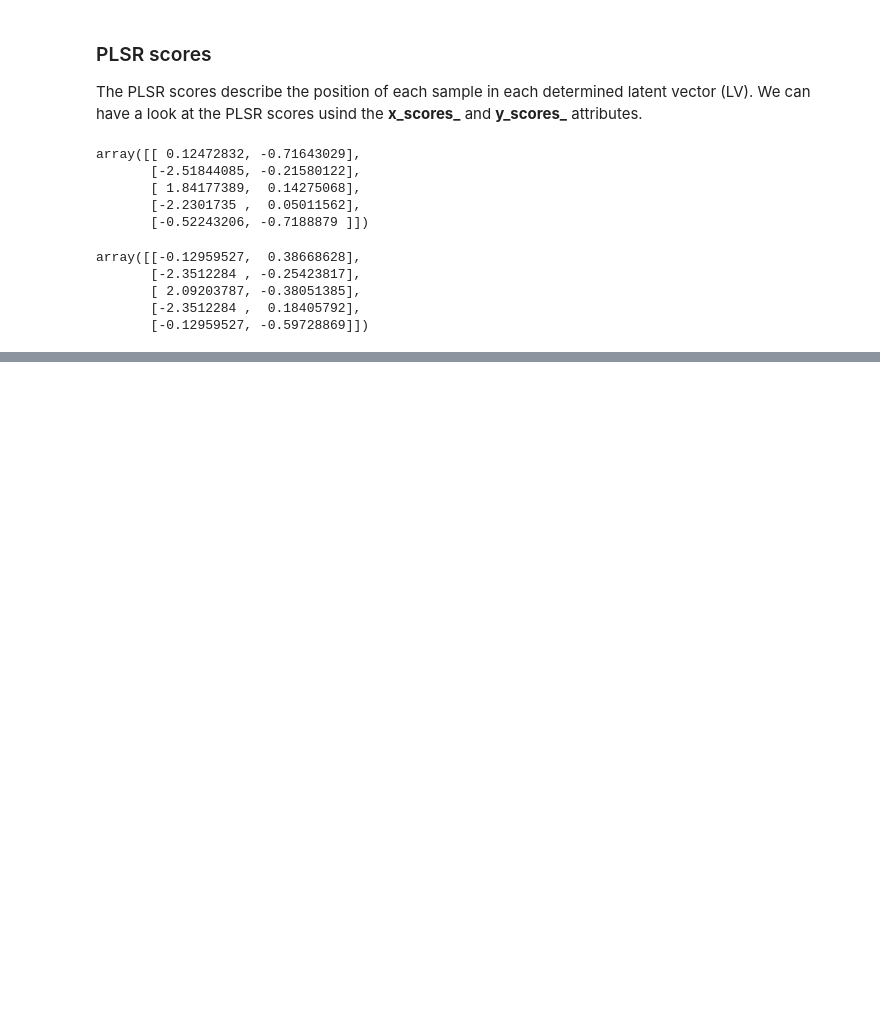
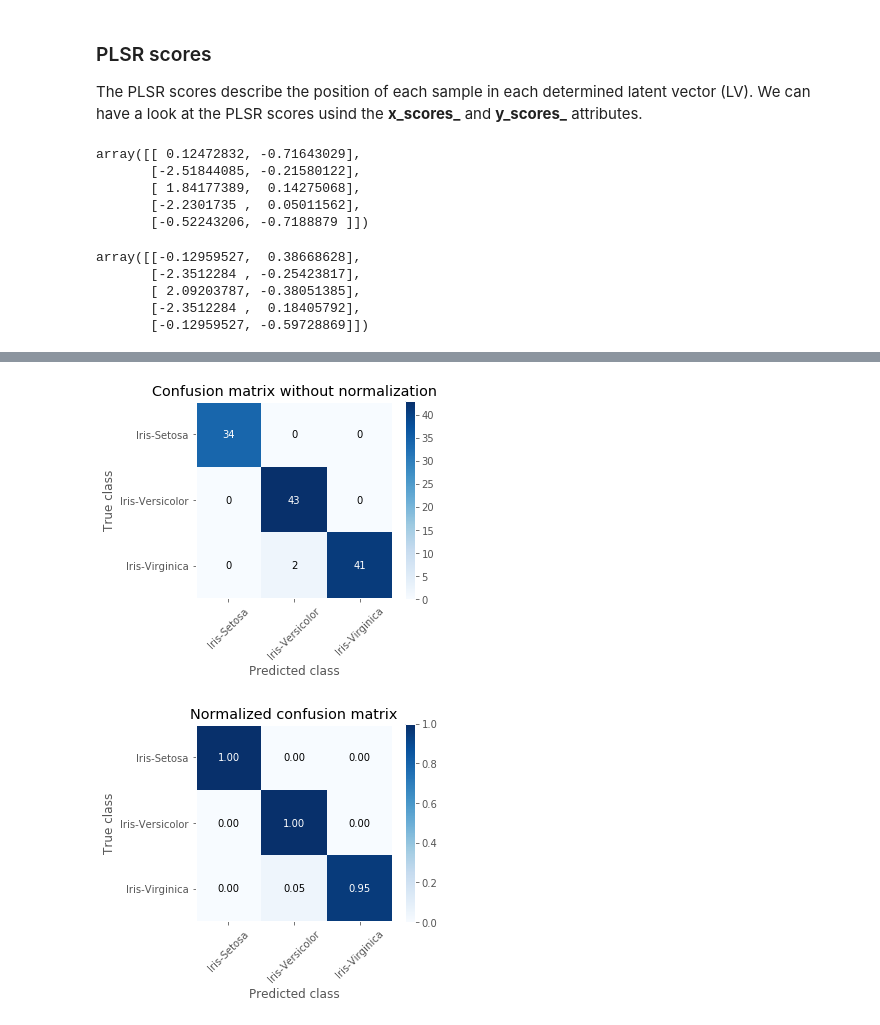
Before and after one commit to lepa22/jupyter-notebooks, a Jupyter notebook: pls-iris.ipynb, the cells around one changed output, grey strips where cells are left out. Saved outputs shown, nothing was run; the diff lists cells and outputs as text; code cells hidden in the pictures; blank space fills up the shorter version.

```diff
--- a/pls-iris.ipynb
+++ b/pls-iris.ipynb
@@ -569,0 +495,4 @@ array([[1],
+# %%
+# get rounded predicted values for the training data
+y_train_pred = [np.round(i) for i in pls.predict(x_train)]
+y_train_pred[0:5]  # print first 5 elements
@@ -569,0 +501,6 @@ array([[1],
+# %%
+# calculate confusion matrix
+conf_mat = confusion_matrix(y_train_pred, y_train)
+# print confusion matrix
+print('Confusion Matrix:')
+print(conf_mat)
@@ -569,0 +592,10 @@ array([[1],
+# %%
+# plot unnormalized confusion matrix
+plot_confusion_matrix(conf_mat, classes.values(),
+                      title='Confusion matrix without normalization')
+# plot unnormalized confusion matrix
+plot_confusion_matrix(conf_mat, classes.values(),
+                      normalize=True, title='Normalized confusion matrix')
+# %% [output]
+[figure, added]
+[figure, added]
```
Also changed, not shown: parts of 46 cells of this notebook.
